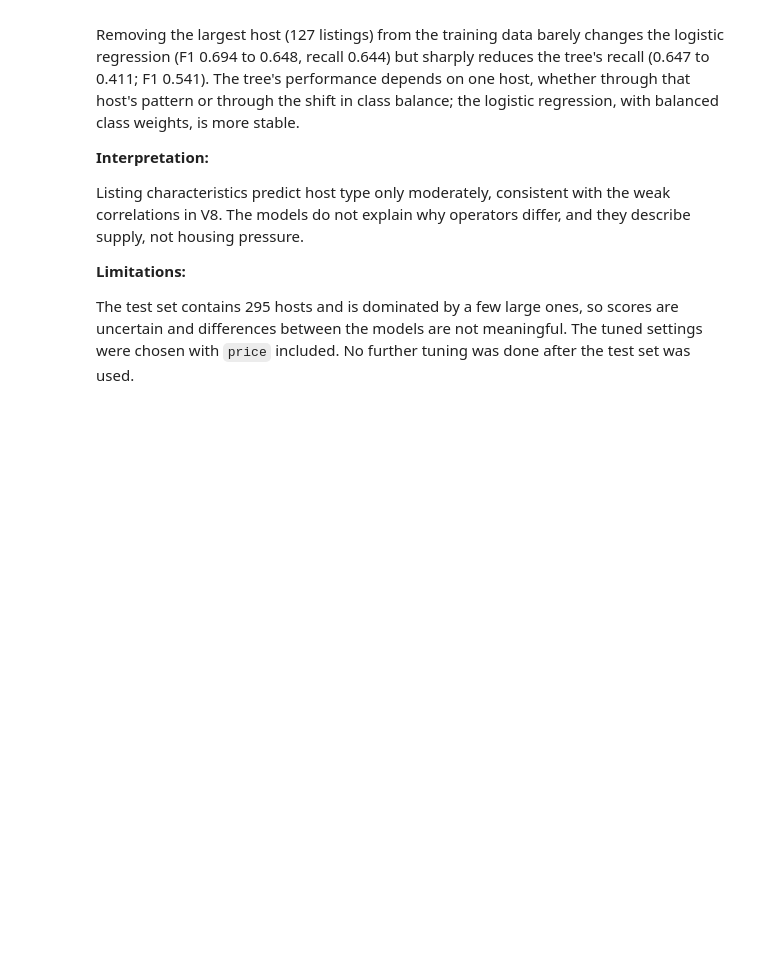
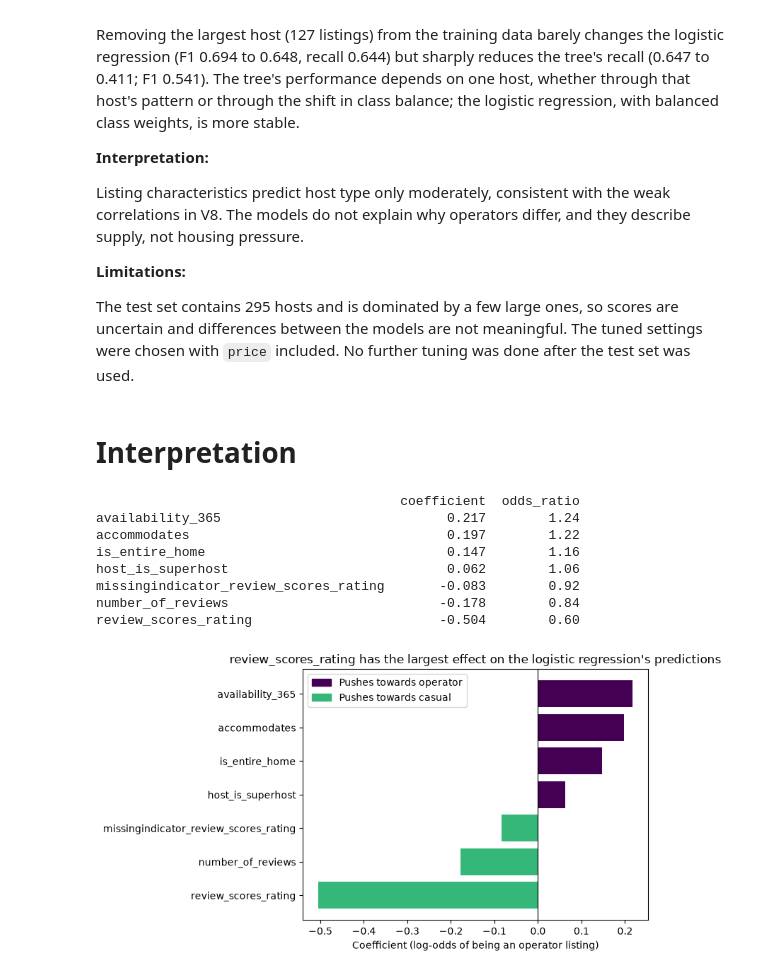
Before and after one commit to ColmHH/Mapping_Short_Let-Pressure_in_Bristol, a Jupyter notebook: jupyter_notebooks/bristol-short-let-analysis_ML.ipynb, the cells around one changed output. Drawn from its saved outputs; the diff is of its cells as text; code cells hidden in the pictures; blank space fills up the shorter version.

Commit message:
Exploring logistic regression’s coefficients

```diff
--- a/jupyter_notebooks/bristol-short-let-analysis_ML.ipynb
+++ b/jupyter_notebooks/bristol-short-let-analysis_ML.ipynb
@@ -535,3 +535,34 @@ Listing characteristics predict host type only moderately, consistent with the w
 **Limitations:**
 
 The test set contains 295 hosts and is dominated by a few large ones, so scores are uncertain and differences between the models are not meaningful. The tuned settings were chosen with `price` included. No further tuning was done after the test set was used.
+# %% [markdown]
+# Interpretation
+# %%
+from matplotlib.patches import Patch
+
+lr_pipe = final_models["Logistic regression"]
+names = lr_pipe[:-1].get_feature_names_out()
+coef = pd.Series(lr_pipe["model"].coef_[0], index=names).sort_values()
+
+print(pd.DataFrame({"coefficient": coef.round(3), "odds_ratio": np.exp(coef).round(2)})
+      .sort_values("coefficient", ascending=False))
+
+fig, ax = plt.subplots(figsize=(8, 4.5))
+ax.barh(coef.index, coef.values, color=np.where(coef > 0, "#440154", "#35b779"))
+ax.axvline(0, color="black", linewidth=0.8)
+ax.set_xlabel("Coefficient (log-odds of being an operator listing)")
+ax.set_title(f"{coef.abs().idxmax()} has the largest effect on the logistic regression's predictions")
+ax.legend(handles=[Patch(color="#440154", label="Pushes towards operator"),
+                   Patch(color="#35b779", label="Pushes towards casual")])
+plt.tight_layout()
+plt.show()
+# %% [output]
+                                       coefficient  odds_ratio
+availability_365                             0.217        1.24
+accommodates                                 0.197        1.22
+is_entire_home                               0.147        1.16
+host_is_superhost                            0.062        1.06
+missingindicator_review_scores_rating       -0.083        0.92
+number_of_reviews                           -0.178        0.84
+review_scores_rating                        -0.504        0.60
+[figure, added]
```
